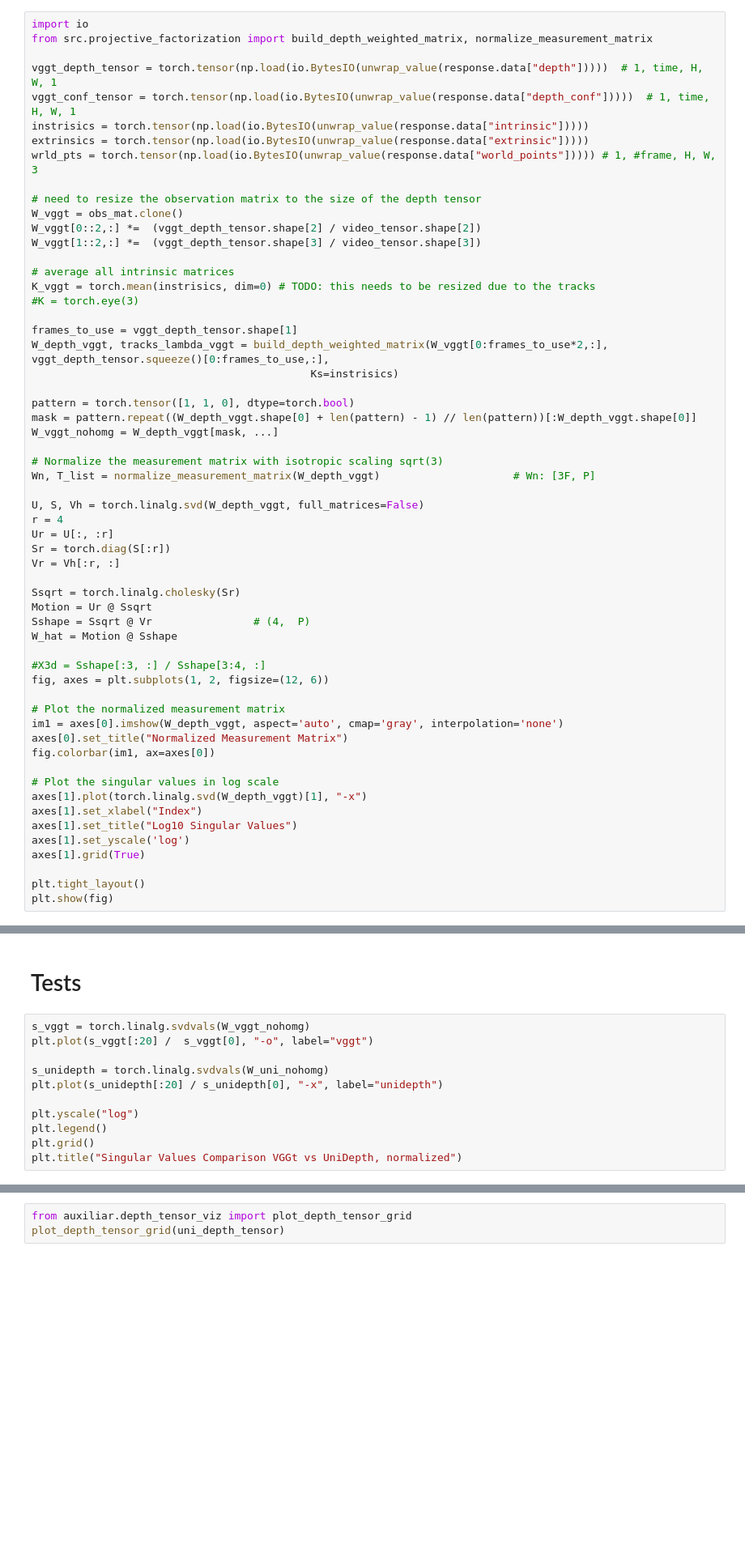
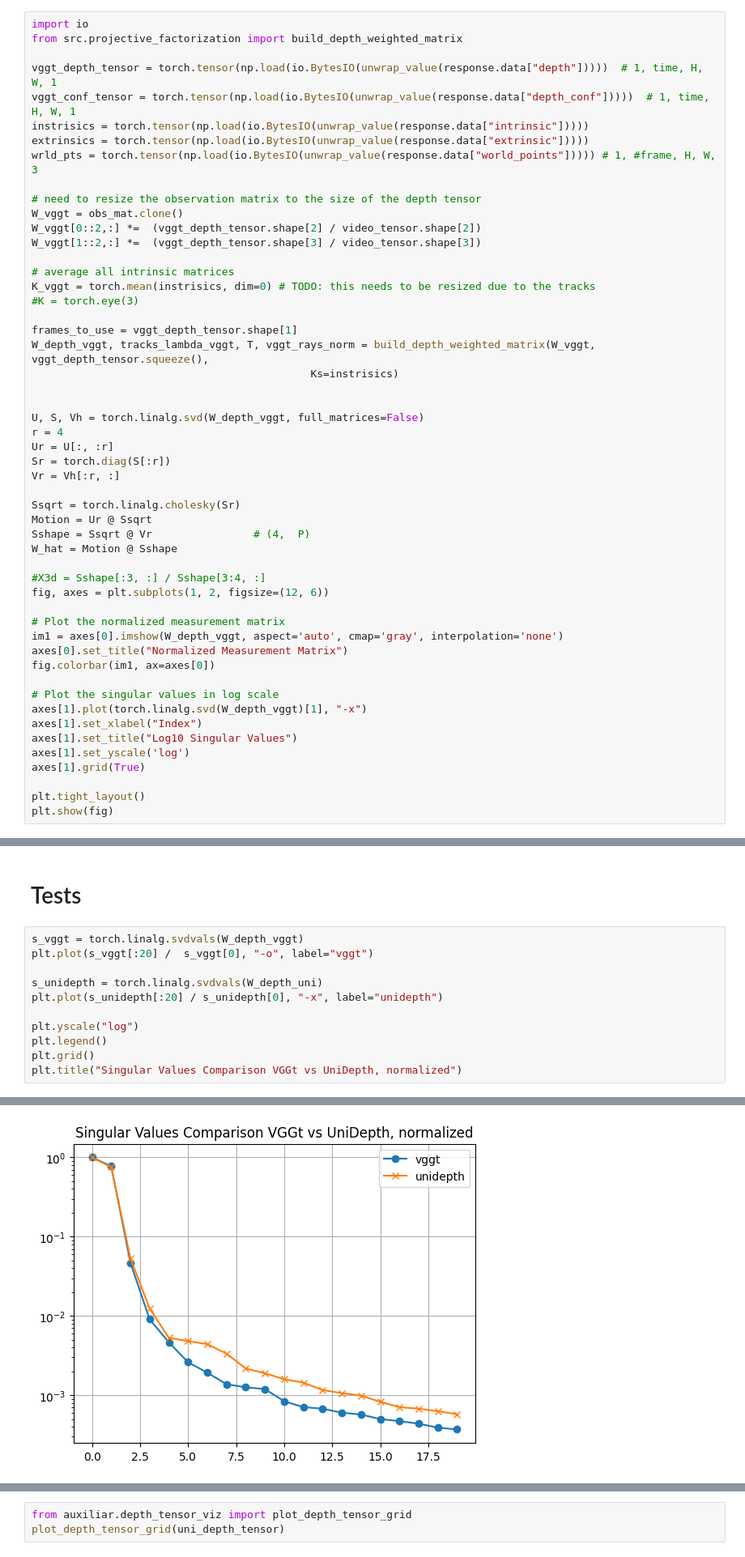
Before and after one commit to manel-ferreira-01/trackers, a Jupyter notebook: test.ipynb, the cells around one changed output, grey strips where cells are left out. Shown at 81% size. Drawn from its saved outputs; the diff is of its cells as text; blank space fills up the shorter version.

```diff
--- a/test.ipynb
+++ b/test.ipynb
@@ -410,7 +405,7 @@ k3d_3d_plot(wrld_pts[wrld_conf.flatten() > 1, :][::100].T)
 plot_depth_tensor_grid(torch.tensor(np.load(io.BytesIO(unwrap_value(response.data["depth"])))))
 # %%
 import io
-from src.projective_factorization import build_depth_weighted_matrix, normalize_measurement_matrix
+from src.projective_factorization import build_depth_weighted_matrix
 
 vggt_depth_tensor = torch.tensor(np.load(io.BytesIO(unwrap_value(response.data["depth"]))))  # 1, time, H, W, 1
 vggt_conf_tensor = torch.tensor(np.load(io.BytesIO(unwrap_value(response.data["depth_conf"]))))  # 1, time, H, W, 1
@@ -428,15 +423,9 @@ K_vggt = torch.mean(instrisics, dim=0) # TODO: this needs to be resized due to t
 #K = torch.eye(3)
 
 frames_to_use = vggt_depth_tensor.shape[1]
-W_depth_vggt, tracks_lambda_vggt = build_depth_weighted_matrix(W_vggt[0:frames_to_use*2,:], vggt_depth_tensor.squeeze()[0:frames_to_use,:],
+W_depth_vggt, tracks_lambda_vggt, T, vggt_rays_norm = build_depth_weighted_matrix(W_vggt, vggt_depth_tensor.squeeze(),
                                             Ks=instrisics)
 
-pattern = torch.tensor([1, 1, 0], dtype=torch.bool)
-mask = pattern.repeat((W_depth_vggt.shape[0] + len(pattern) - 1) // len(pattern))[:W_depth_vggt.shape[0]]
-W_vggt_nohomg = W_depth_vggt[mask, ...]
-
-# Normalize the measurement matrix with isotropic scaling sqrt(3)
-Wn, T_list = normalize_measurement_matrix(W_depth_vggt)                     # Wn: [3F, P]
 
 U, S, Vh = torch.linalg.svd(W_depth_vggt, full_matrices=False)
 r = 4
@@ -717,13 +754,14 @@ plt.plot(loss_history)
 # %% [markdown]
 # Tests
 # %%
-s_vggt = torch.linalg.svdvals(W_vggt_nohomg)
+s_vggt = torch.linalg.svdvals(W_depth_vggt)
 plt.plot(s_vggt[:20] /  s_vggt[0], "-o", label="vggt")
 
-s_unidepth = torch.linalg.svdvals(W_uni_nohomg)
+s_unidepth = torch.linalg.svdvals(W_depth_uni)
 plt.plot(s_unidepth[:20] / s_unidepth[0], "-x", label="unidepth")
 
 plt.yscale("log")
 plt.legend()
 plt.grid()
 plt.title("Singular Values Comparison VGGt vs UniDepth, normalized")
+# %% [output]
@@ -730,3 +769,4 @@ plt.title("Singular Values Comparison VGGt vs UniDepth, normalized")
+[figure, added]
 # %%
 plt.plot(tracks_lambda_vggt[0,:].flatten() , label="vggt")
 plt.plot(tracks_lambda_unidepth[0,:].flatten(), label="unidepth")
```
Also changed, not shown: parts of 15 cells of this notebook, 2 other files.
